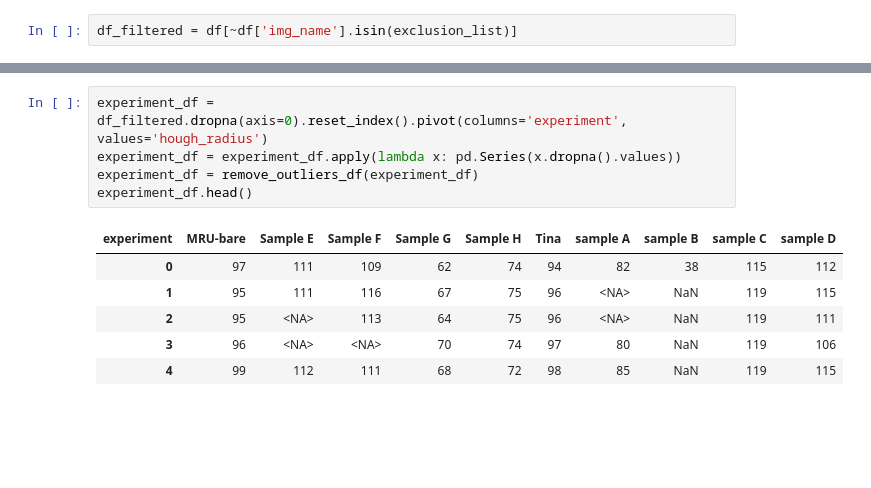
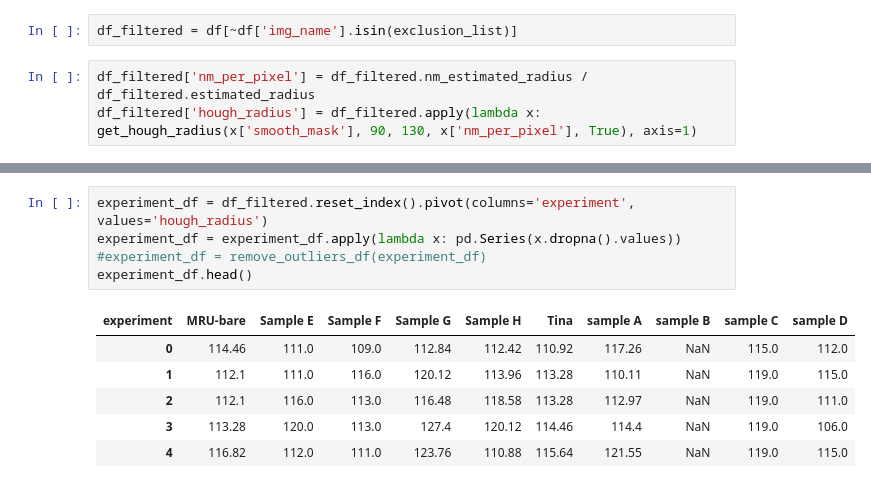
Before and after one commit to biolographer/NanoparticlesSAM, a Jupyter notebook: particle_analysis.ipynb, the cells around one changed output, grey strips where cells are left out. Cells and saved outputs as stored; diff of their text form; blank space fills up the shorter version.

```diff
--- a/particle_analysis.ipynb
+++ b/particle_analysis.ipynb
@@ -38,3 +40,6 @@ sns.histplot(data=df, x='nm_feret_radius', hue='experiment')
 exclusion_list = df[df.nm_feret_radius > 250].img_name.unique().tolist() + ['H-7']
 # %%
 df_filtered = df[~df['img_name'].isin(exclusion_list)]
+# %%
+df_filtered['nm_per_pixel'] = df_filtered.nm_estimated_radius / df_filtered.estimated_radius
+df_filtered['hough_radius'] = df_filtered.apply(lambda x: get_hough_radius(x['smooth_mask'], 90, 130, x['nm_per_pixel'], True), axis=1)
@@ -64,15 +64,15 @@ Name: hough_radius, Length: 1158, dtype: object
 # %%
-experiment_df = df_filtered.dropna(axis=0).reset_index().pivot(columns='experiment', values='hough_radius')
+experiment_df = df_filtered.reset_index().pivot(columns='experiment', values='hough_radius')
 experiment_df = experiment_df.apply(lambda x: pd.Series(x.dropna().values))
-experiment_df = remove_outliers_df(experiment_df)
+#experiment_df = remove_outliers_df(experiment_df)
 experiment_df.head()
 # %% [output]
 | experiment | MRU-bare | Sample E | Sample F | Sample G | Sample H | Tina | sample A | sample B | sample C | sample D |
-| 0 | 97 | 111 | 109 | 62 | 74 | 94 | 82 | 38 | 115 | 112 |
-| 1 | 95 | 111 | 116 | 67 | 75 | 96 | <NA> | NaN | 119 | 115 |
-| 2 | 95 | <NA> | 113 | 64 | 75 | 96 | <NA> | NaN | 119 | 111 |
-| 3 | 96 | <NA> | <NA> | 70 | 74 | 97 | 80 | NaN | 119 | 106 |
-| 4 | 99 | 112 | 111 | 68 | 72 | 98 | 85 | NaN | 119 | 115 |
+| 0 | 114.46 | 111.0 | 109.0 | 112.84 | 112.42 | 110.92 | 117.26 | NaN | 115.0 | 112.0 |
+| 1 | 112.1 | 111.0 | 116.0 | 120.12 | 113.96 | 113.28 | 110.11 | NaN | 119.0 | 115.0 |
+| 2 | 112.1 | 116.0 | 113.0 | 116.48 | 118.58 | 113.28 | 112.97 | NaN | 119.0 | 111.0 |
+| 3 | 113.28 | 120.0 | 113.0 | 127.4 | 120.12 | 114.46 | 114.4 | NaN | 119.0 | 106.0 |
+| 4 | 116.82 | 112.0 | 111.0 | 123.76 | 110.88 | 115.64 | 121.55 | NaN | 119.0 | 115.0 |
 # %%
 analyze_samples(experiment_df, 'MRU-bare', alpha=0.02)
 # %% [output]
```
Also changed, not shown: parts of 16 cells of this notebook, 1 other file.
